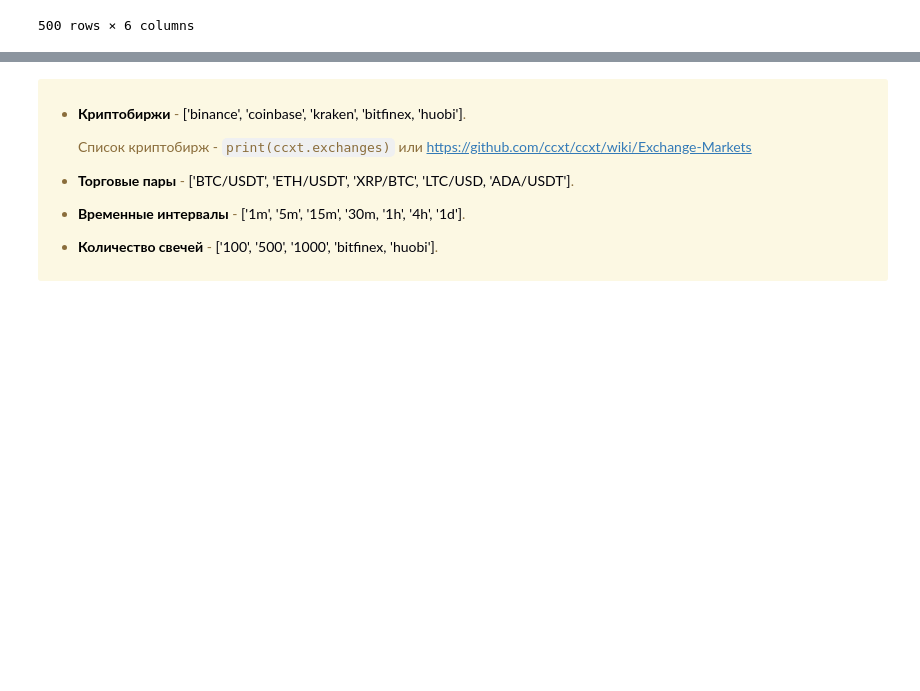
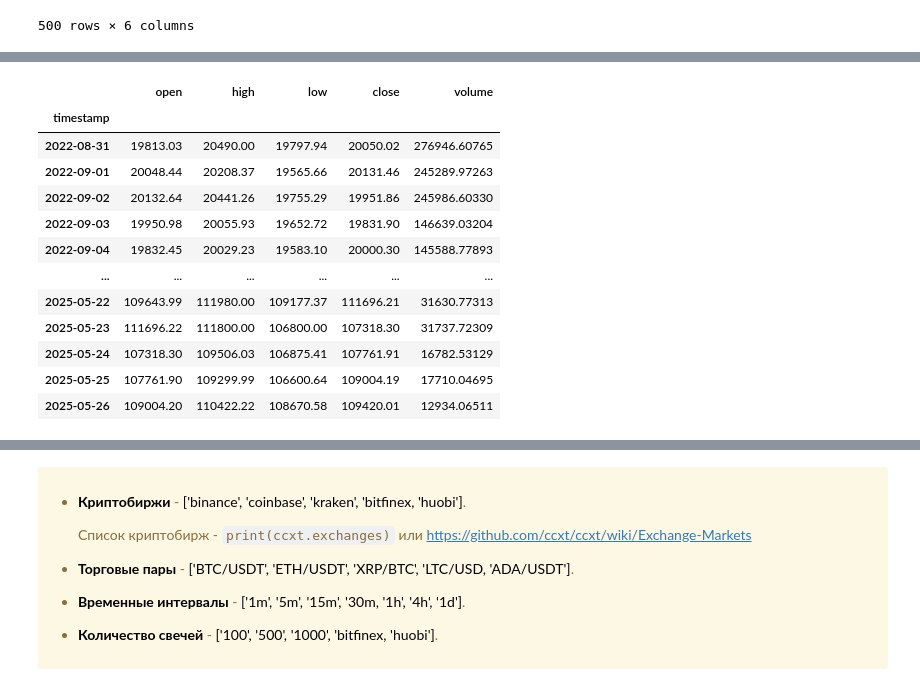
Before and after one commit to xndrf/2engine, a Jupyter notebook: Q2.ipynb, the cells around one changed output, grey strips where cells are left out. Saved outputs shown, nothing was run; the diff lists cells and outputs as text; code cells hidden in the pictures; blank space fills up the shorter version.

```diff
--- a/Q2.ipynb
+++ b/Q2.ipynb
@@ -143,3 +143,70 @@ df
 | 498 | 2020-07-21 | 9157.7 | 9425.7 | 9155.8 | 9382.5 | 375.508933 |
 | 499 | 2020-07-22 | 9373.1 | 9537.8 | 9282.0 | 9522.8 | 544.359771 |
 500 rows × 6 columns
+# %%
+def fetch_ohlcv_data(exchanges, symbols, timeframes, limit=1000):
+    """
+    Получает OHLCV данные с нескольких бирж для указанных торговых пар и временных интервалов.
+
+    Parameters:
+    - exchanges: list of str - список бирж
+    - symbols: list of str - список торговых пар
+    - timeframes: list of str - список временных интервалов
+    - limit: int - количество свечей (по умолчанию 1000)
+
+    Returns:
+    - dict: словарь с данными в формате {биржа: {торговая_пара: {таймфрейм: DataFrame}}}
+    """
+    data = {}
+
+    for exchange_id in exchanges:
+        try:
+            # Инициализация биржи
+            exchange = getattr(ccxt, exchange_id)()
+            exchange.load_markets()
+
+            data[exchange_id] = {}
+
+            for symbol in symbols:
+                if symbol not in exchange.symbols:
+                    print(f"Пара {symbol} не поддерживается на бирже {exchange_id}")
+                    continue
+
+                data[exchange_id][symbol] = {}
+
+                for timeframe in timeframes:
+                    try:
+                        # Получение OHLCV данных
+                        ohlcv = exchange.fetch_ohlcv(symbol, timeframe, limit=limit)
+
+                        # Преобразование в DataFrame
+                        df = pd.DataFrame(ohlcv, columns=['timestamp', 'open', 'high', 'low', 'close', 'volume'])
+                        df['timestamp'] = pd.to_datetime(df['timestamp'], unit='ms')
+                        df.set_index('timestamp', inplace=True)
+
+                        data[exchange_id][symbol][timeframe] = df
+                        print(f"Успешно получены данные: {exchange_id}, {symbol}, {timeframe}")
+
+                    except Exception as e:
+                        print(f"Ошибка при получении данных {symbol} {timeframe} на {exchange_id}: {str(e)}")
+                        data[exchange_id][symbol][timeframe] = None
+
+        except Exception as e:
+            print(f"Ошибка при инициализации биржи {exchange_id}: {str(e)}")
+            data[exchange_id] = None
+
+    return data
+
+# Параметры для сбора данных
+exchanges = ['binance', 'coinbase', 'kraken', 'bitfinex', 'huobi']
+symbols = ['BTC/USDT', 'ETH/USDT', 'XRP/BTC', 'LTC/USD', 'ADA/USDT']
+timeframes = ['1m', '5m', '15m', '30m', '1h', '4h', '1d']
+
+# Получение данных
+market_data = fetch_ohlcv_data(exchanges, symbols, timeframes)
+
+#Пример доступа к данным:
+binance_btc_1d = market_data['binance']['BTC/USDT']['1d']
+
+binance_btc_1d
+# %% [output]
@@ -145,0 +230,13 @@ df
+|  | open | high | low | close | volume |
+| timestamp |  |  |  |  |  |
+| 2022-08-31 | 19813.03 | 20490.00 | 19797.94 | 20050.02 | 276946.60765 |
+| 2022-09-01 | 20048.44 | 20208.37 | 19565.66 | 20131.46 | 245289.97263 |
+| 2022-09-02 | 20132.64 | 20441.26 | 19755.29 | 19951.86 | 245986.60330 |
+| 2022-09-03 | 19950.98 | 20055.93 | 19652.72 | 19831.90 | 146639.03204 |
+| 2022-09-04 | 19832.45 | 20029.23 | 19583.10 | 20000.30 | 145588.77893 |
+| ... | ... | ... | ... | ... | ... |
+| 2025-05-22 | 109643.99 | 111980.00 | 109177.37 | 111696.21 | 31630.77313 |
+| 2025-05-23 | 111696.22 | 111800.00 | 106800.00 | 107318.30 | 31737.72309 |
+| 2025-05-24 | 107318.30 | 109506.03 | 106875.41 | 107761.91 | 16782.53129 |
+| 2025-05-25 | 107761.90 | 109299.99 | 106600.64 | 109004.19 | 17710.04695 |
+| 2025-05-26 | 109004.20 | 110422.22 | 108670.58 | 109420.01 | 12934.06511 |
```
Also changed, not shown: parts of 2 cells of this notebook.
